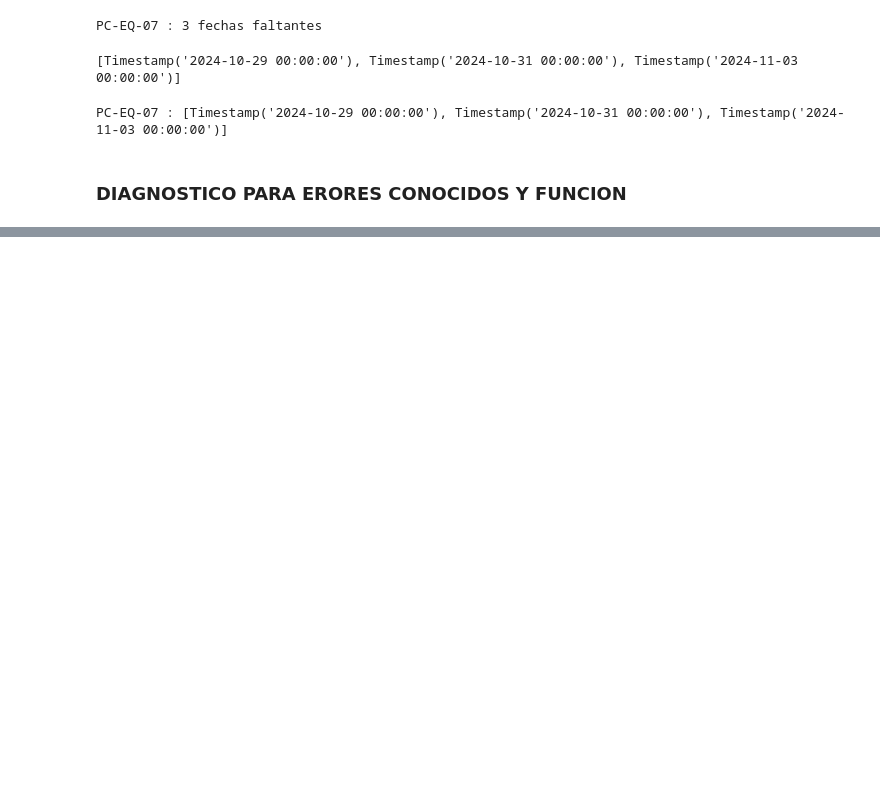
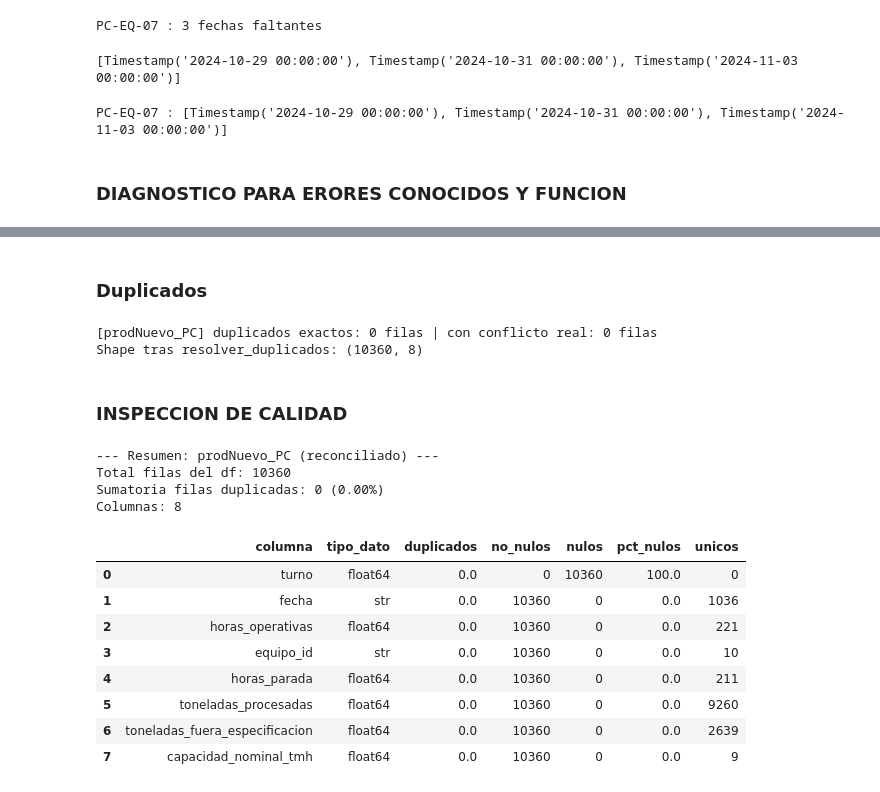
Before and after one commit to josue789a/Mineria-simulacion-v2, a Jupyter notebook: notebooks/Exploracion1.ipynb, the cells around one changed output, grey strips where cells are left out. Drawn from its saved outputs; the diff is of its cells as text; code cells hidden in the pictures; blank space fills up the shorter version.

Commit message:
13. Resolucion de grano, duplicados , VERIFICACION DE CALIDAD

```diff
--- a/notebooks/Exploracion1.ipynb
+++ b/notebooks/Exploracion1.ipynb
@@ -2146,3 +2144,8 @@ display(contaminacion_PC)
 | 6876 | 2025-09-13 | PS-EQ-03 | 24.0 | 0.0 | 9424.8 | 146.5 | ... |
 | 6935 | 2026-01-02 | PS-EQ-09 | 15.9 | 8.1 | 4704.0 | 168.8 | ... |
 | 9040 | 2027-08-10 | PS-EQ-10 | 14.9 | 9.1 | 8138.9 | 240.9 | ... |
+# %%
+#ELIMINACION DE CONTAMINACION CRUZADA
+contaminacion_PC = detectar_contaminacion_cruzada(prodNuevo_PC, 'PC', dim_equipos)
+prodNuevo_PC = prodNuevo_PC.drop(contaminacion_PC.index)
+print("Filas restantes:", len(prodNuevo_PC))
@@ -2148,0 +2182,20 @@ display(contaminacion_PC)
+# %%
+# VERIFICAR NULOS EN TONELADAS PROCESADAS
+print("Nulos en toneladas_fuera_especificacion:", prodNuevo_PC['toneladas_fuera_especificacion'].isna().sum())
+display(prodNuevo_PC[prodNuevo_PC['toneladas_fuera_especificacion'].isna()]['equipo_id'].value_counts())
+
+
+#RESOLVIENDO NULOS
+tasa_fuera_espec_equipo = (
+    prodNuevo_PC.dropna(subset=['toneladas_fuera_especificacion'])
+    .assign(tasa=lambda d: d['toneladas_fuera_especificacion'] / d['toneladas_procesadas'])
+    .groupby('equipo_id')['tasa'].median()
+)
+
+mask_nulo = prodNuevo_PC['toneladas_fuera_especificacion'].isna()
+print("Nulos a imputar:", mask_nulo.sum())
+
+prodNuevo_PC.loc[mask_nulo, 'toneladas_fuera_especificacion'] = (
+    prodNuevo_PC.loc[mask_nulo, 'equipo_id'].map(tasa_fuera_espec_equipo)
+    * prodNuevo_PC.loc[mask_nulo, 'toneladas_procesadas']
+).round(1)
@@ -2148,0 +2217,36 @@ display(contaminacion_PC)
+# %% [markdown]
+### Duplicados
+# %%
+duplicados_pc = ['horas_operativas', 'horas_parada', 'toneladas_procesadas',
+                  'toneladas_fuera_especificacion', 'capacidad_nominal_tmh']
+
+prodNuevo_PC, exactos_pc, conflictivos_pc = resolver_duplicados(
+    prodNuevo_PC,
+    subset_clave=['fecha', 'equipo_id'],
+    columnas_desempate=None,          # sin desempate: si aparece conflicto, lo inspeccionamos primero
+    nombre_tabla='prodNuevo_PC',
+    columnas_grano_esperado=duplicados_pc,
+)
+
+print("Shape tras resolver_duplicados:", prodNuevo_PC.shape)
+# %% [output]
+[prodNuevo_PC] duplicados exactos: 0 filas | con conflicto real: 0 filas
+Shape tras resolver_duplicados: (10360, 8)
+# %% [markdown]
+### INSPECCION DE CALIDAD
+# %%
+display(reporte_calidad(prodNuevo_PC, nombre_df='prodNuevo_PC (reconciliado)'))
+# %% [output]
+--- Resumen: prodNuevo_PC (reconciliado) ---
+Total filas del df: 10360
+Sumatoria filas duplicadas: 0 (0.00%)
+Columnas: 8
+|  | columna | tipo_dato | duplicados | no_nulos | nulos | pct_nulos | unicos |
+| 0 | turno | float64 | 0.0 | 0 | 10360 | 100.0 | 0 |
+| 1 | fecha | str | 0.0 | 10360 | 0 | 0.0 | 1036 |
+| 2 | horas_operativas | float64 | 0.0 | 10360 | 0 | 0.0 | 221 |
+| 3 | equipo_id | str | 0.0 | 10360 | 0 | 0.0 | 10 |
+| 4 | horas_parada | float64 | 0.0 | 10360 | 0 | 0.0 | 211 |
+| 5 | toneladas_procesadas | float64 | 0.0 | 10360 | 0 | 0.0 | 9260 |
+| 6 | toneladas_fuera_especificacion | float64 | 0.0 | 10360 | 0 | 0.0 | 2639 |
+| 7 | capacidad_nominal_tmh | float64 | 0.0 | 10360 | 0 | 0.0 | 9 |
```
Also changed, not shown: parts of 5 cells of this notebook.
